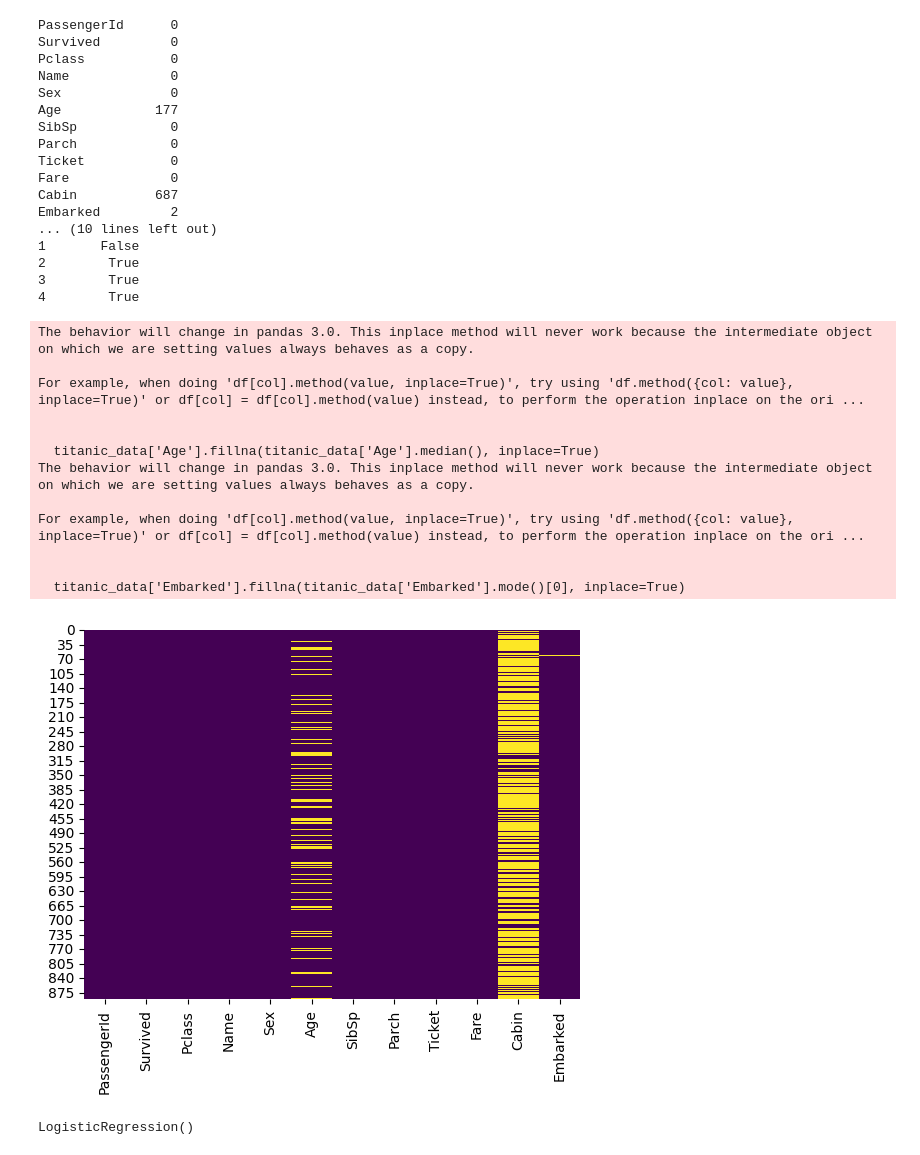
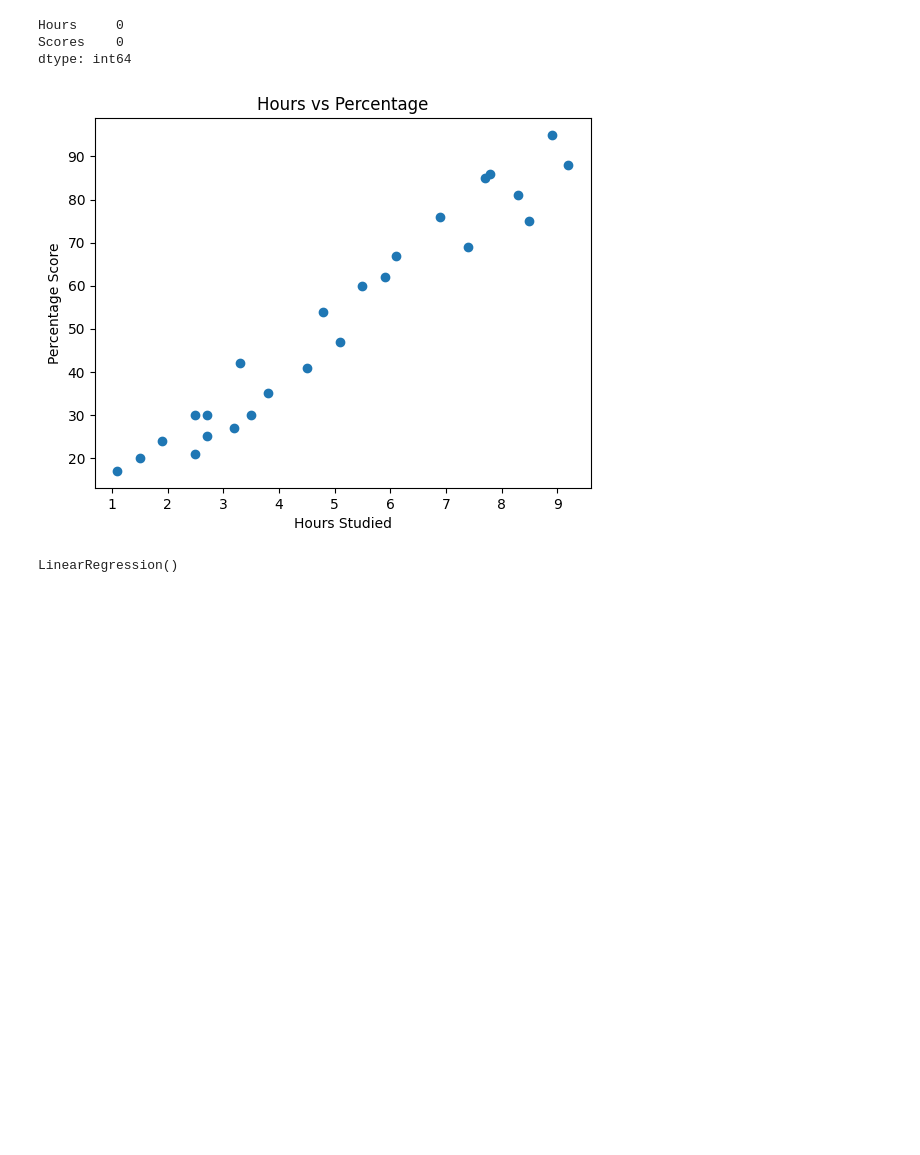
Before and after one commit to itscharanteja/TSF-Internship-tasks, a Jupyter notebook: task1.ipynb, the cells around one changed output. Drawn from its saved outputs; the diff is of its cells as text; code cells hidden in the pictures; blank space fills up the shorter version.

```diff
--- a/task1.ipynb
+++ b/task1.ipynb
@@ -10,12 +8,8 @@ from sklearn.metrics import classification_report, confusion_matrix, accuracy_sc
 import requests
 from io import StringIO
 # %%
-url = 'https://raw.githubusercontent.com/datasciencedojo/datasets/master/titanic.csv'
-
+url = "http://bit.ly/w-data"
 response = requests.get(url)
-response.raise_for_status()
-
-titanic_data = pd.read_csv(StringIO(response.text))
-
-print(titanic_data.head())
+data = pd.read_csv(StringIO(response.text))
+print(data.head())
 # %% [output]
@@ -42,48 +22,15 @@ print(titanic_data.head())
-# %%
-print(titanic_data.isnull().sum())
-
-sns.heatmap(titanic_data.isnull(), cbar=False, cmap='viridis')
-
-titanic_data['Age'].fillna(titanic_data['Age'].median(), inplace=True)
-
-titanic_data['Embarked'].fillna(titanic_data['Embarked'].mode()[0], inplace=True)
-
-titanic_data.drop('Cabin', axis=1, inplace=True)
-
-titanic_data.drop(['PassengerId', 'Name', 'Ticket'], axis=1, inplace=True)
-
-titanic_data = pd.get_dummies(titanic_data, columns=['Sex', 'Embarked'], drop_first=True)
-
-print(titanic_data.head())
-# %% [output]
-PassengerId      0
-Survived         0
-Pclass           0
-Name             0
-Sex              0
-Age            177
-SibSp            0
-Parch            0
-Ticket           0
-Fare             0
-Cabin          687
-Embarked         2
-... (10 lines left out)
-1       False
-2        True
-3        True
-4        True
-The behavior will change in pandas 3.0. This inplace method will never work because the intermediate object on which we are setting values always behaves as a copy.
-
-For example, when doing 'df[col].method(value, inplace=True)', try using 'df.method({col: value}, inplace=True)' or df[col] = df[col].method(value) instead, to perform the operation inplace on the ori ...
-
-
-  titanic_data['Age'].fillna(titanic_data['Age'].median(), inplace=True)
-The behavior will change in pandas 3.0. This inplace method will never work because the intermediate object on which we are setting values always behaves as a copy.
-
-For example, when doing 'df[col].method(value, inplace=True)', try using 'df.method({col: value}, inplace=True)' or df[col] = df[col].method(value) instead, to perform the operation inplace on the ori ...
-
-
-  titanic_data['Embarked'].fillna(titanic_data['Embarked'].mode()[0], inplace=True)
-[figure, removed]
+# %%
+print(data.isnull().sum())
+# %% [output]
+Hours     0
+Scores    0
+dtype: int64
+# %%
+plt.scatter(data['Hours'], data['Scores'])
+plt.title('Hours vs Percentage')
+plt.xlabel('Hours Studied')
+plt.ylabel('Percentage Score')
+plt.show()
+# %% [output]
+[figure, added]
 # %%
@@ -98,5 +40,5 @@ X_test = scaler.transform(X_test)
 # %%
-model = LogisticRegression()
-model.fit(X_train, y_train)
+regressor = LinearRegression()
+regressor.fit(X_train, y_train)
 # %% [output]
-LogisticRegression()
+LinearRegression()
```
Also changed, not shown: parts of 8 cells of this notebook, 1 other file.
